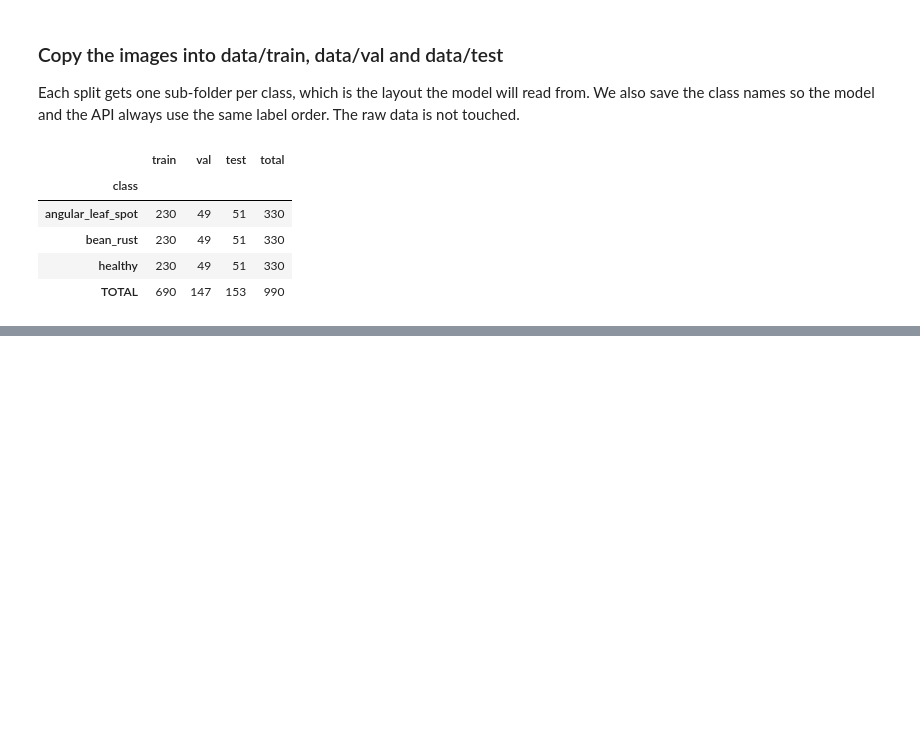
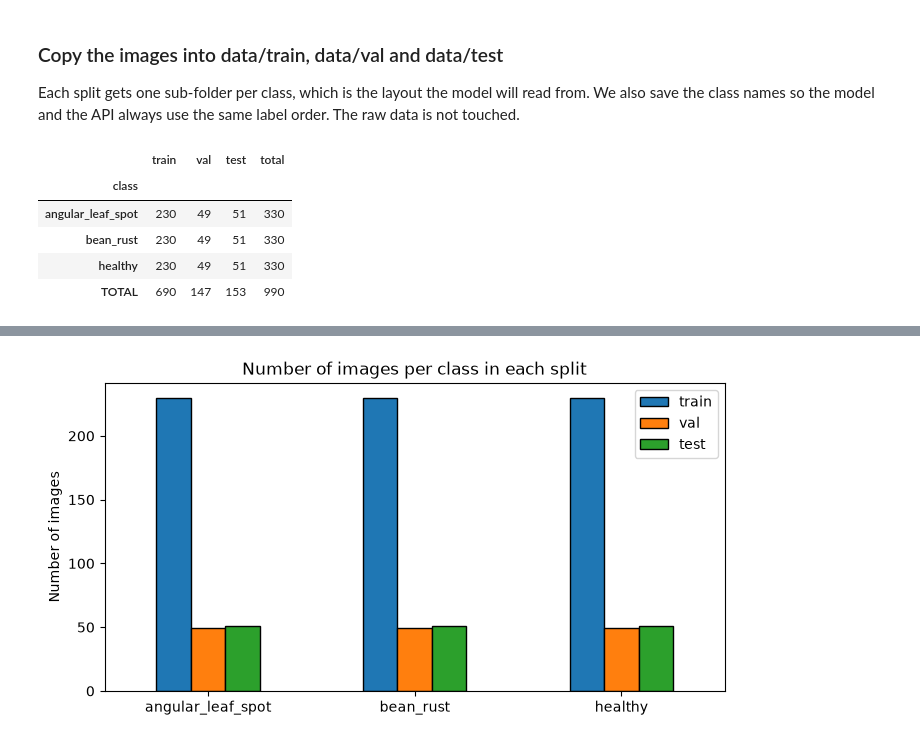
Before and after one commit to Jonathan2055/BeanGuardAI, a Jupyter notebook: notebook/bean_guard_notebook.ipynb, the cells around one changed output, grey strips where cells are left out. Drawn from its saved outputs; the diff is of its cells as text; code cells hidden in the pictures; blank space fills up the shorter version.

Commit message:
Added data visualizations like class balance, colour, brightness

```diff
--- a/notebook/bean_guard_notebook.ipynb
+++ b/notebook/bean_guard_notebook.ipynb
@@ -275,0 +281,9 @@ split_table
+# %%
+split_table.drop("TOTAL")[["train", "val", "test"]].plot(kind="bar", figsize=(8, 4), edgecolor="black")
+plt.title("Number of images per class in each split")
+plt.ylabel("Number of images")
+plt.xlabel("")
+plt.xticks(rotation=0)
+plt.show()
+# %% [output]
+[figure, added]
```
Also changed, not shown: parts of 10 cells of this notebook.
